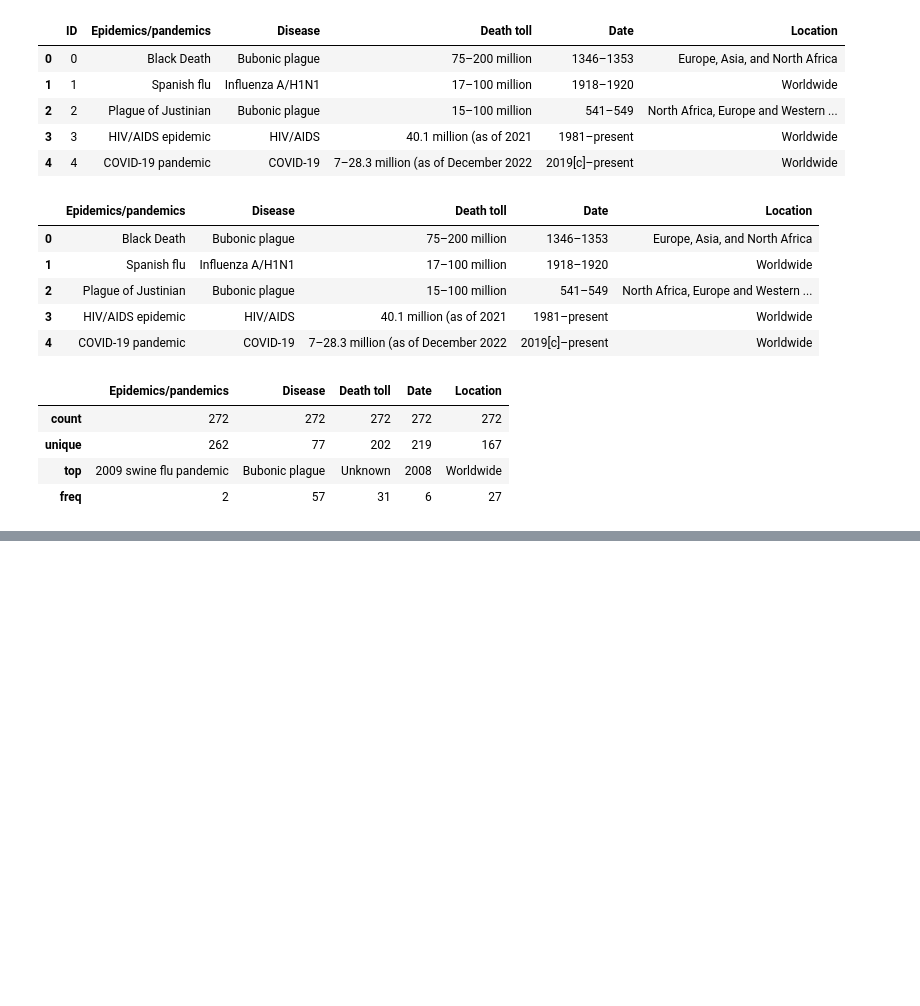
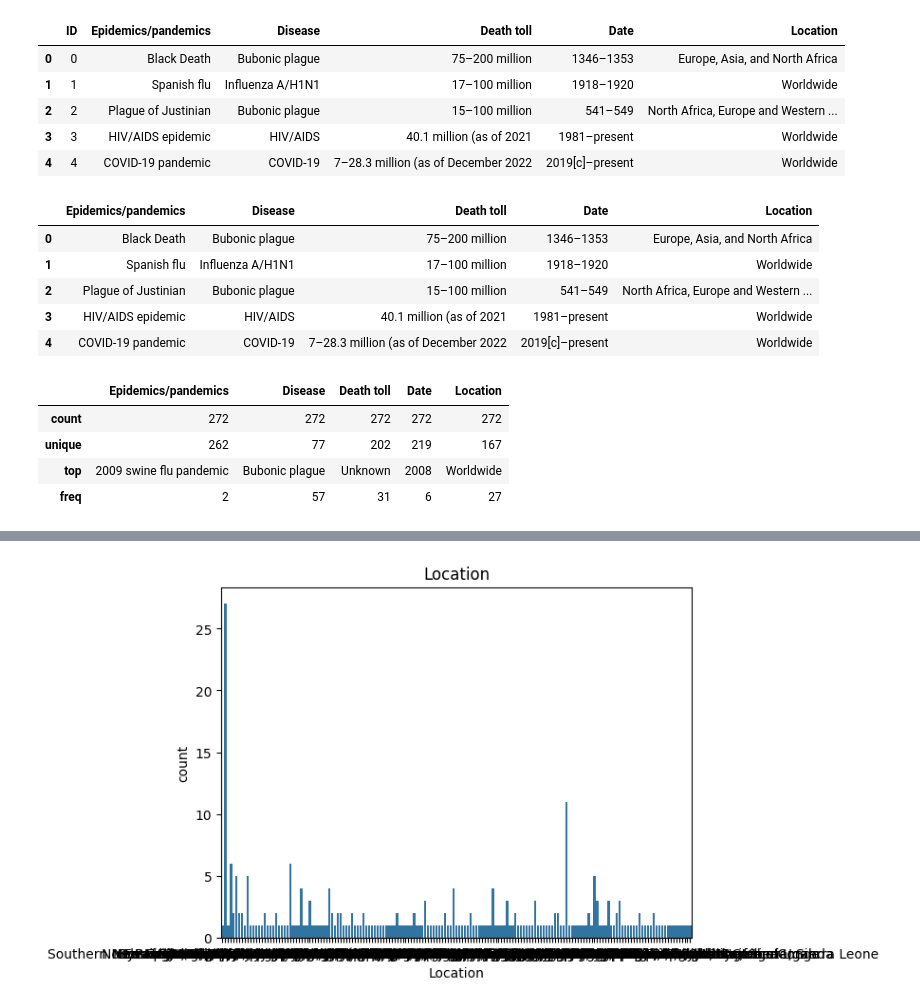
Before and after one commit to yashhhsinghal/Pandemic, a Jupyter notebook: Pandemic.ipynb, the cells around one changed output, grey strips where cells are left out. Saved outputs shown, nothing was run; the diff lists cells and outputs as text; code cells hidden in the pictures; blank space fills up the shorter version.

```diff
--- a/Pandemic.ipynb
+++ b/Pandemic.ipynb
@@ -97,0 +110,6 @@ data["Location"].unique()
+# %%
+sns.countplot(x='Location',data=data)
+plt.title('Location')
+plt.show()
+# %% [output]
+[figure, added]
```
Also changed, not shown: parts of 8 cells of this notebook.
